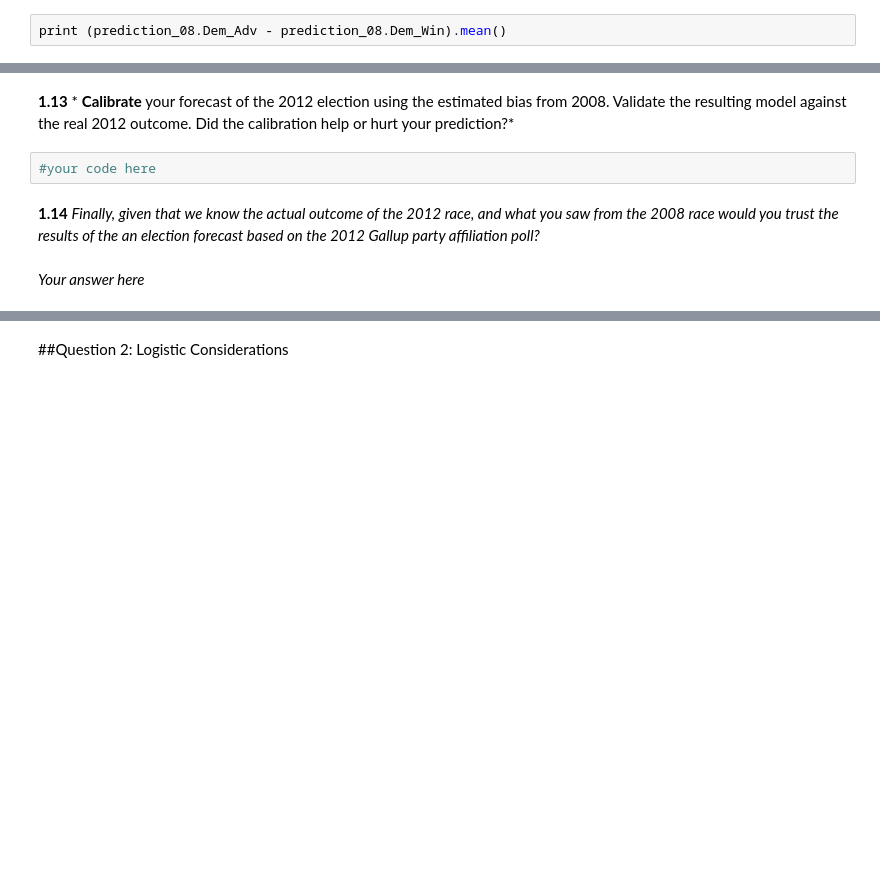
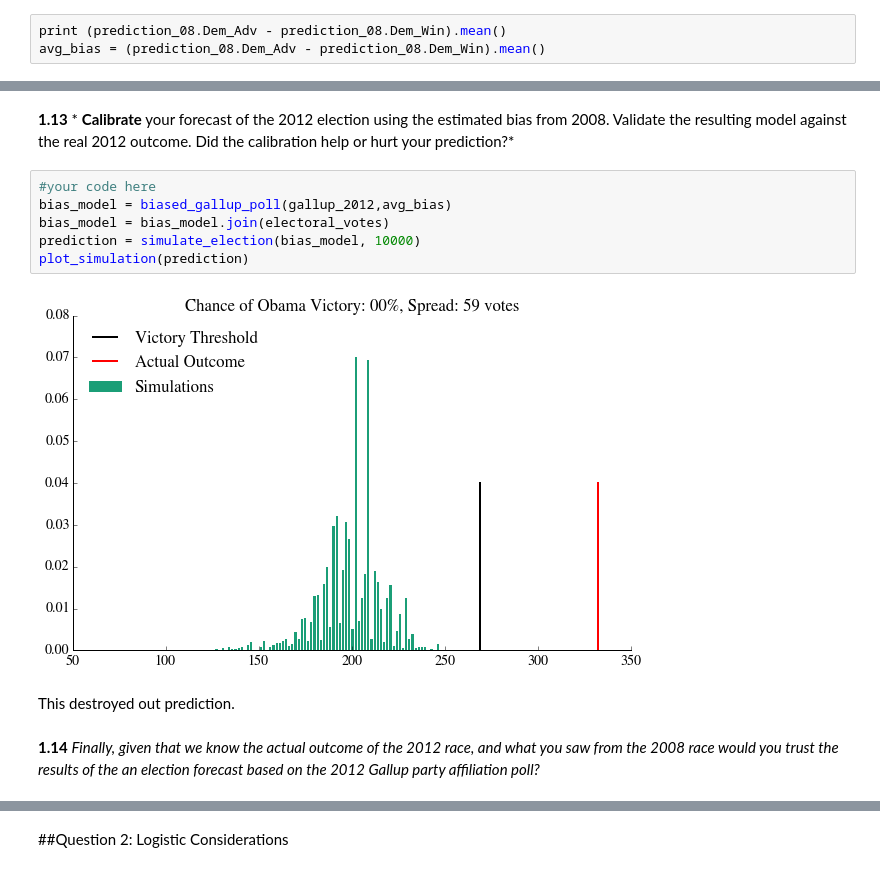
Before and after one commit to gm758/CS109_Coursework, a Jupyter notebook: homework/HW2.ipynb, the cells around one changed output, grey strips where cells are left out. Cells and saved outputs as stored; diff of their text form; blank space fills up the shorter version.

```diff
--- a/homework/HW2.ipynb
+++ b/homework/HW2.ipynb
@@ -656,3 +718,4 @@ A quick look at the graph will show you a number of states where Gallup showed a
 We compute the average difference between the Democrat advantages in the election and Gallup poll
 # %%
 print (prediction_08.Dem_Adv - prediction_08.Dem_Win).mean()
+avg_bias = (prediction_08.Dem_Adv - prediction_08.Dem_Win).mean()
@@ -660,9 +725,15 @@ print (prediction_08.Dem_Adv - prediction_08.Dem_Win).mean()
 *your answer here*
 # %% [markdown]
 **1.13** * **Calibrate** your forecast of the 2012 election using the estimated bias from 2008. Validate the resulting model against the real 2012 outcome. Did the calibration help or hurt your prediction?*
-# %%
-#your code here
+# %%
+#your code here
+bias_model = biased_gallup_poll(gallup_2012,avg_bias)
+bias_model = bias_model.join(electoral_votes)
+prediction = simulate_election(bias_model, 10000)
+plot_simulation(prediction)
+# %% [output]
+[figure, added]
+# %% [markdown]
+This destroyed out prediction.
 # %% [markdown]
 **1.14** *Finally, given that we know the actual outcome of the 2012 race, and what you saw from the 2008 race would you trust the results of the an election forecast based on the 2012 Gallup party affiliation poll?*
-# %% [markdown]
-*Your answer here*
```
Also changed, not shown: parts of 42 cells of this notebook.
